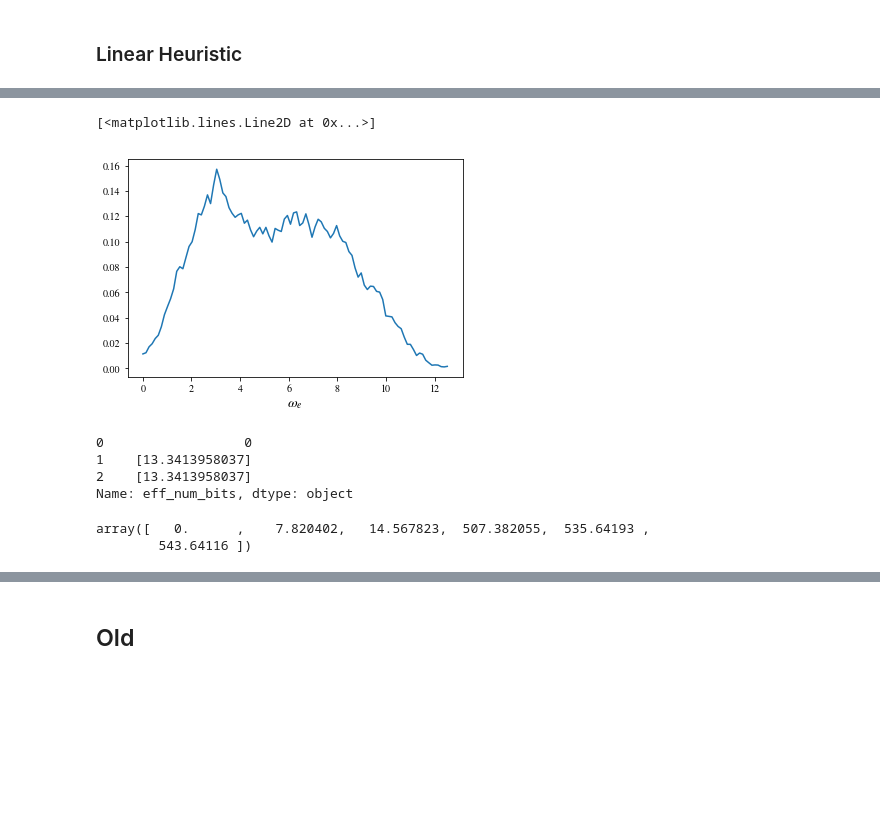
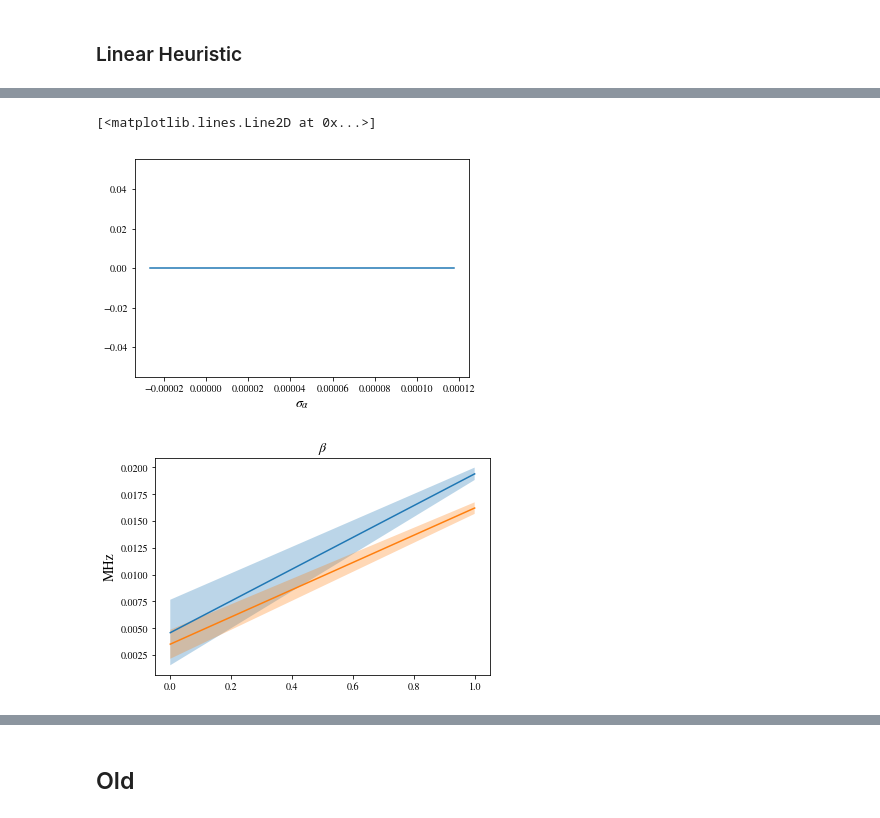
Before and after one commit to ihincks/nv-adaptive, a Jupyter notebook: src/nv-adaptive-real-runner.ipynb, the cells around one changed output, grey strips where cells are left out. Cells and saved outputs as stored; diff of their text form; code cells hidden in the pictures; blank space fills up the shorter version.

```diff
--- a/src/nv-adaptive-real-runner.ipynb
+++ b/src/nv-adaptive-real-runner.ipynb
@@ -114,7 +114,7 @@ Experiment parameters:
 true_value = np.array([5.555, 1.432, 0.579, 2.171, 0.25])
 target_stds = np.array([0.01,0.005,0.01,0.005,0.01])
 wide_prior = qi.UniformDistribution(np.array([
-            [0,10],
+            [0,20],
             [0,10],
             [-5,5],
             [1.5,3.5],
@@ -182,4 +186,5 @@ def make_updater():
         dview,
         serial_threshold=1
     )
-    return qi.SMCUpdater(model, 10000, qi.ProductDistribution(wide_prior, drift_prior))
+    updater = m.BridgedRPMUpdater(model, 10000, qi.ProductDistribution(wide_prior, drift_prior))
+    return updater
@@ -190,8 +199,8 @@ n_meas = 100000
 # %%
-n_trials = 2
-n_eps = 4
+n_trials = 50
+n_eps = 100
 
-panel_linear = HeuristicData('../data/linear_heuristic.pkl')
+panel_linear = HeuristicData('../data/linear_heuristic_3.pkl')
 
 def make_heuristic():
     return TrackingHeuristic(
@@ -202,12 +211,12 @@ def make_heuristic():
     )
 
 for idx_trial in range(panel_linear.n_dataframes, n_trials):
-    # construct heuristic and data storage container for this run
+    # construct heuristic and initialize reference prior empirically
     heuristic = make_heuristic()
+    heuristic.take_initial_reference(experiment)
+
+    # construct storage object for this trial
     df = new_experiment_dataframe(heuristic)
-
-    # initialize reference prior empirically
-    heuristic.take_initial_reference(experiment)
 
     # decide on first experiment
     tp_est = np.round(1 / heuristic.updater.est_mean()[0] / 4 / 0.002) * 0.002
@@ -343,5 +273,5 @@ plt.plot(quantile(heuristic.updater.particle_locations.T,heuristic.updater.parti
 # %%
-heuristic.updater.plot_posterior_marginal(1)
+heuristic.updater.plot_posterior_marginal(7)
 # %% [output]
 [<matplotlib.lines.Line2D at 0x...>]
-[figure, old version]
+[figure, new version]
@@ -360,12 +278,13 @@ df
-# %%
-df.eff_num_bits
-# %% [output]
-0                  0
-1    [13.3413958037]
-2    [13.3413958037]
-Name: eff_num_bits, dtype: object
-# %%
-1e-9 * x.astype('float64')
-# %% [output]
-array([   0.      ,    7.820402,   14.567823,  507.382055,  535.64193 ,
-        543.64116 ])
+# %%
+for idx_param in range(5,7):
+    plt.plot(np.array(list(df['smc_mean']))[:,idx_param])
+    plt.fill_between(
+        np.arange(np.array(list(df['smc_mean'])).shape[0]),
+        np.array(list(df['smc_lower_quantile']))[:,idx_param],
+        np.array(list(df['smc_upper_quantile']))[:,idx_param],
+        alpha=0.3
+    )
+    plt.title('${}$'.format(ref_model.modelparam_names[idx_param]))
+    plt.ylabel('MHz')
+# %% [output]
+[figure, added]
```
Also changed, not shown: parts of 12 cells of this notebook.
